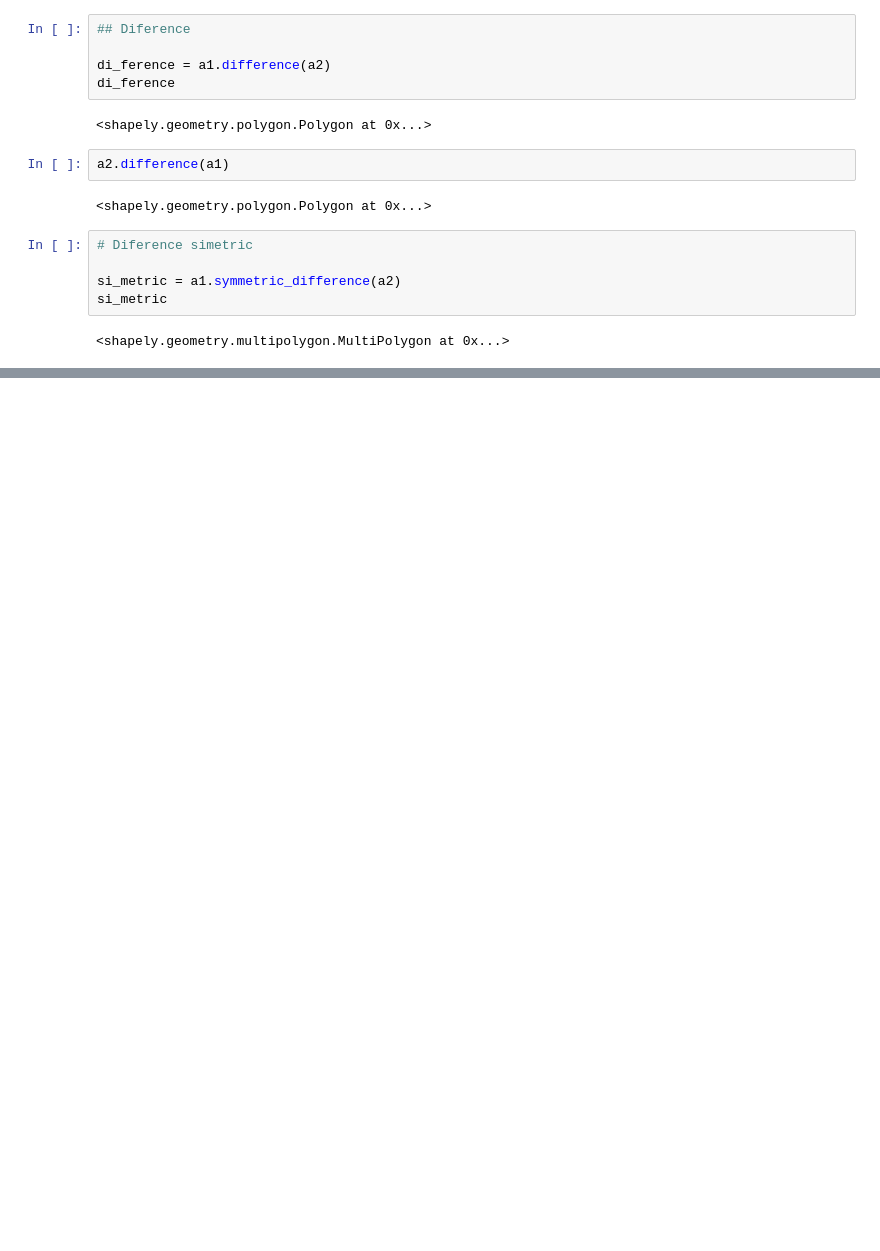
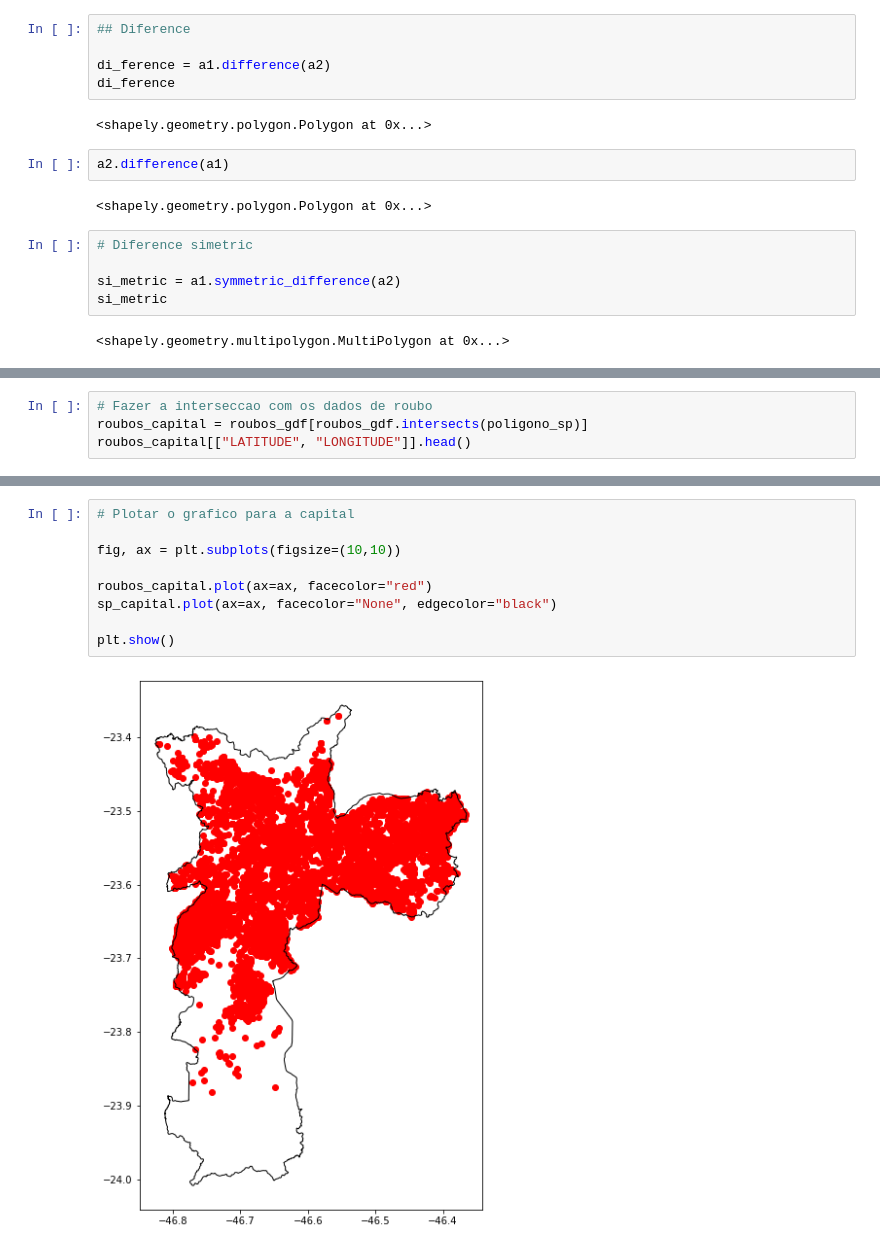
Before and after one commit to WesleyJw/Learning, a Jupyter notebook: Geoestatistica_pdi/GeopandasIntroduction.ipynb, the cells around one changed output, grey strips where cells are left out. Saved outputs shown, nothing was run; the diff lists cells and outputs as text; blank space fills up the shorter version.

```diff
--- a/Geoestatistica_pdi/GeopandasIntroduction.ipynb
+++ b/Geoestatistica_pdi/GeopandasIntroduction.ipynb
@@ -355,0 +469,4 @@ si_metric
+# %%
+# Fazer a interseccao com os dados de roubo
+roubos_capital = roubos_gdf[roubos_gdf.intersects(poligono_sp)]
+roubos_capital[["LATITUDE", "LONGITUDE"]].head()
@@ -355,0 +480,11 @@ si_metric
+# %%
+# Plotar o grafico para a capital
+
+fig, ax = plt.subplots(figsize=(10,10))
+
+roubos_capital.plot(ax=ax, facecolor="red")
+sp_capital.plot(ax=ax, facecolor="None", edgecolor="black")
+
+plt.show()
+# %% [output]
+[figure, added]
```
Also changed, not shown: parts of 15 cells of this notebook.
